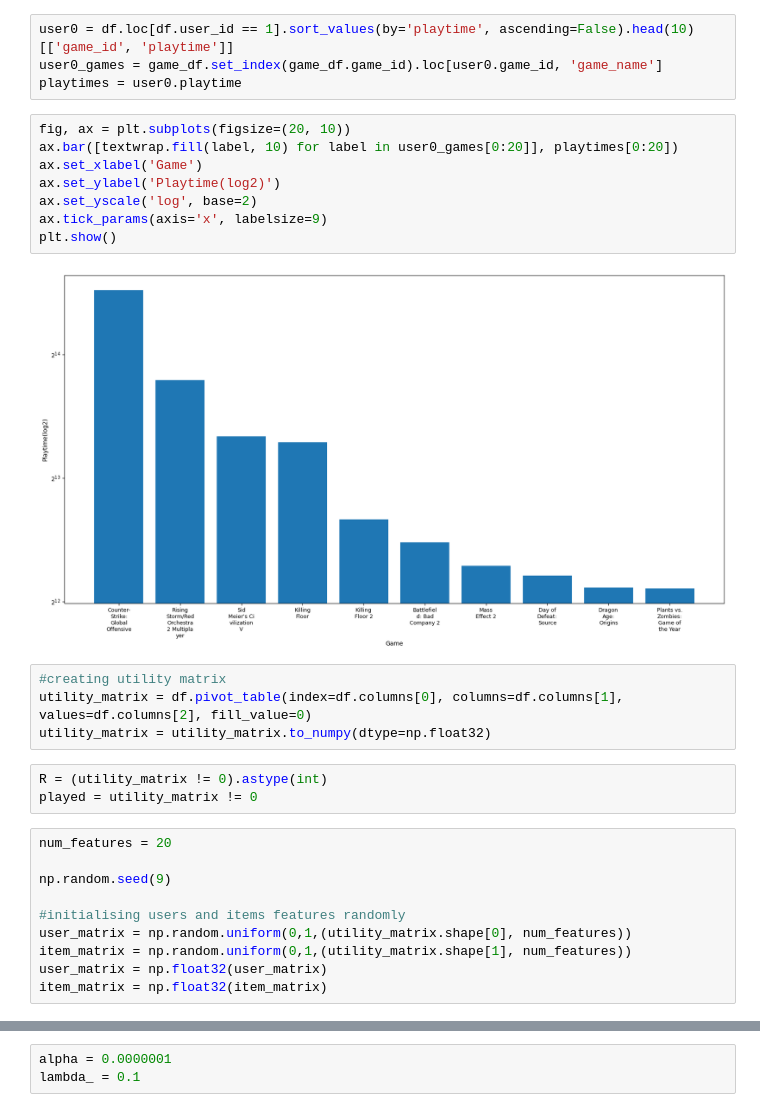
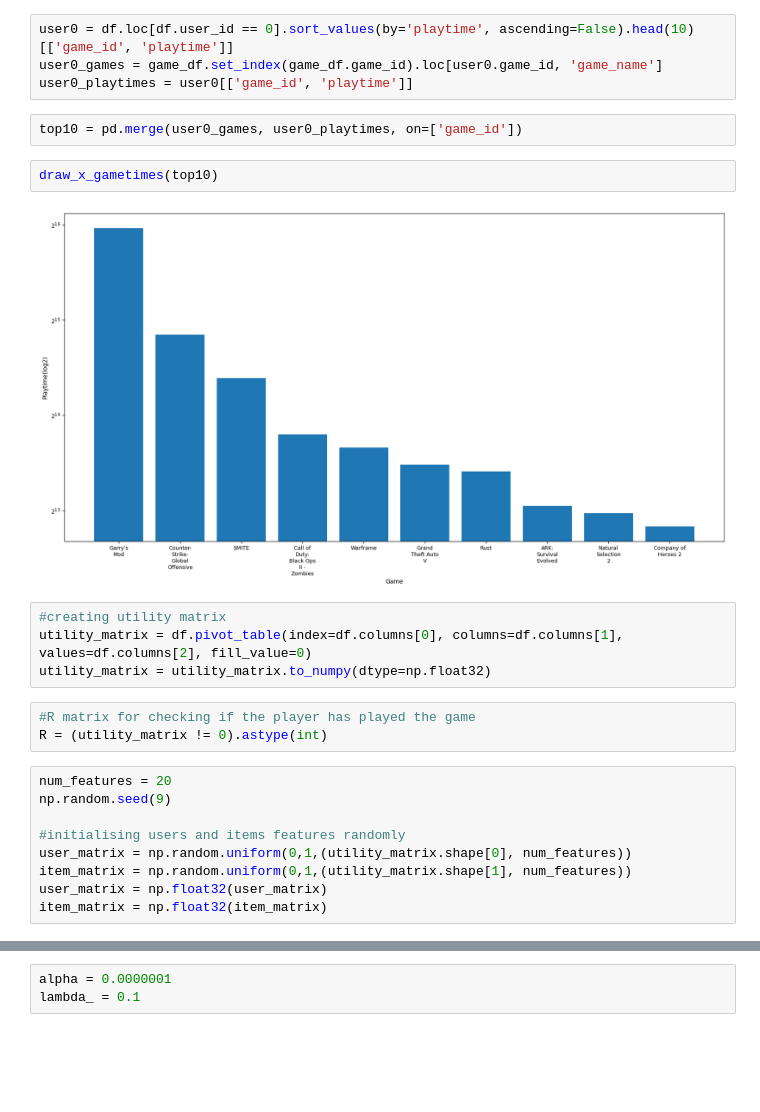
Before and after one commit to haydnllh/Game_recommender, a Jupyter notebook: game_recommender.ipynb, the cells around one changed output, grey strips where cells are left out. Drawn from its saved outputs; the diff is of its cells as text; blank space fills up the shorter version.

```diff
--- a/game_recommender.ipynb
+++ b/game_recommender.ipynb
@@ -18,27 +30,22 @@ df.head(3)
 # %%
-user0 = df.loc[df.user_id == 1].sort_values(by='playtime', ascending=False).head(10)[['game_id', 'playtime']]
+user0 = df.loc[df.user_id == 0].sort_values(by='playtime', ascending=False).head(10)[['game_id', 'playtime']]
 user0_games = game_df.set_index(game_df.game_id).loc[user0.game_id, 'game_name']
-playtimes = user0.playtime
+user0_playtimes = user0[['game_id', 'playtime']]
-# %%
-fig, ax = plt.subplots(figsize=(20, 10))
-ax.bar([textwrap.fill(label, 10) for label in user0_games[0:20]], playtimes[0:20])
-ax.set_xlabel('Game')
-ax.set_ylabel('Playtime(log2)')
-ax.set_yscale('log', base=2)
-ax.tick_params(axis='x', labelsize=9)
-plt.show()
-# %% [output]
-[figure, removed]
+# %%
+top10 = pd.merge(user0_games, user0_playtimes, on=['game_id'])
+# %%
+draw_x_gametimes(top10)
+# %% [output]
+[figure, added]
 # %%
 #creating utility matrix
 utility_matrix = df.pivot_table(index=df.columns[0], columns=df.columns[1], values=df.columns[2], fill_value=0)
 utility_matrix = utility_matrix.to_numpy(dtype=np.float32)
-# %%
-R = (utility_matrix != 0).astype(int)
-played = utility_matrix != 0
+# %%
+#R matrix for checking if the player has played the game
+R = (utility_matrix != 0).astype(int)
 # %%
 num_features = 20
-
 np.random.seed(9)
 
 #initialising users and items features randomly
```
Also changed, not shown: parts of 14 cells of this notebook.
